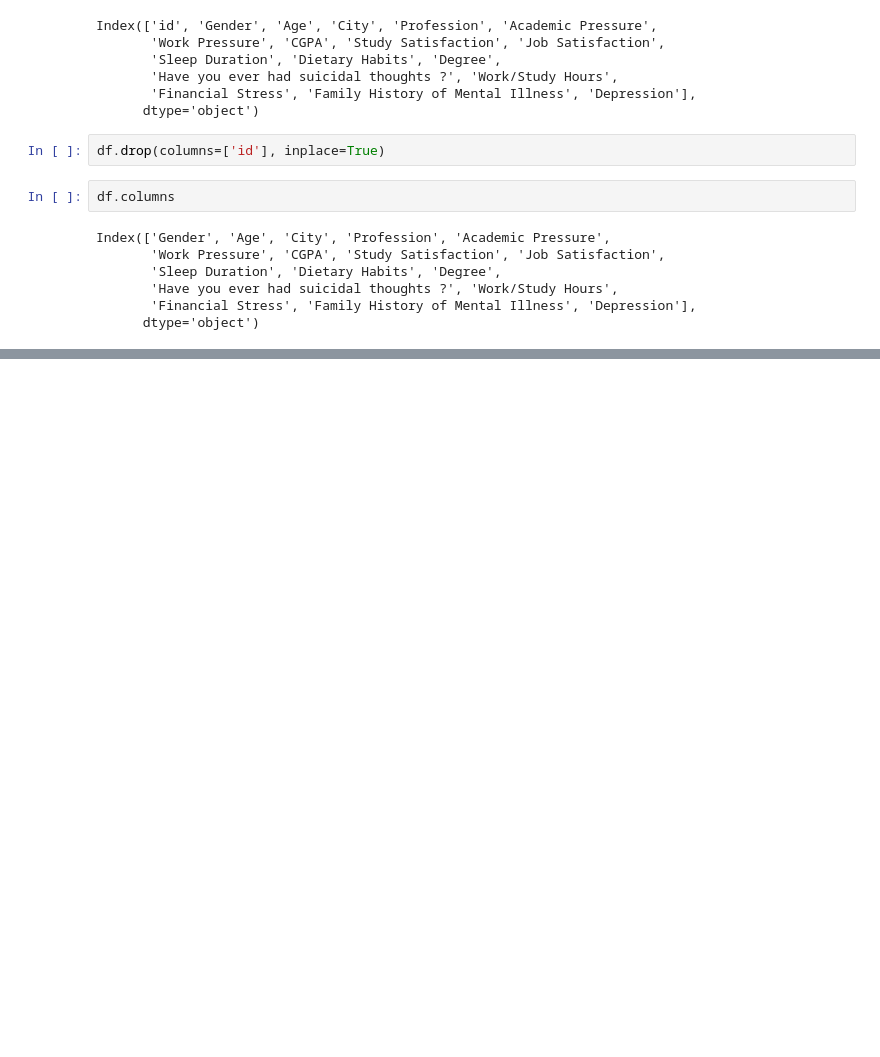
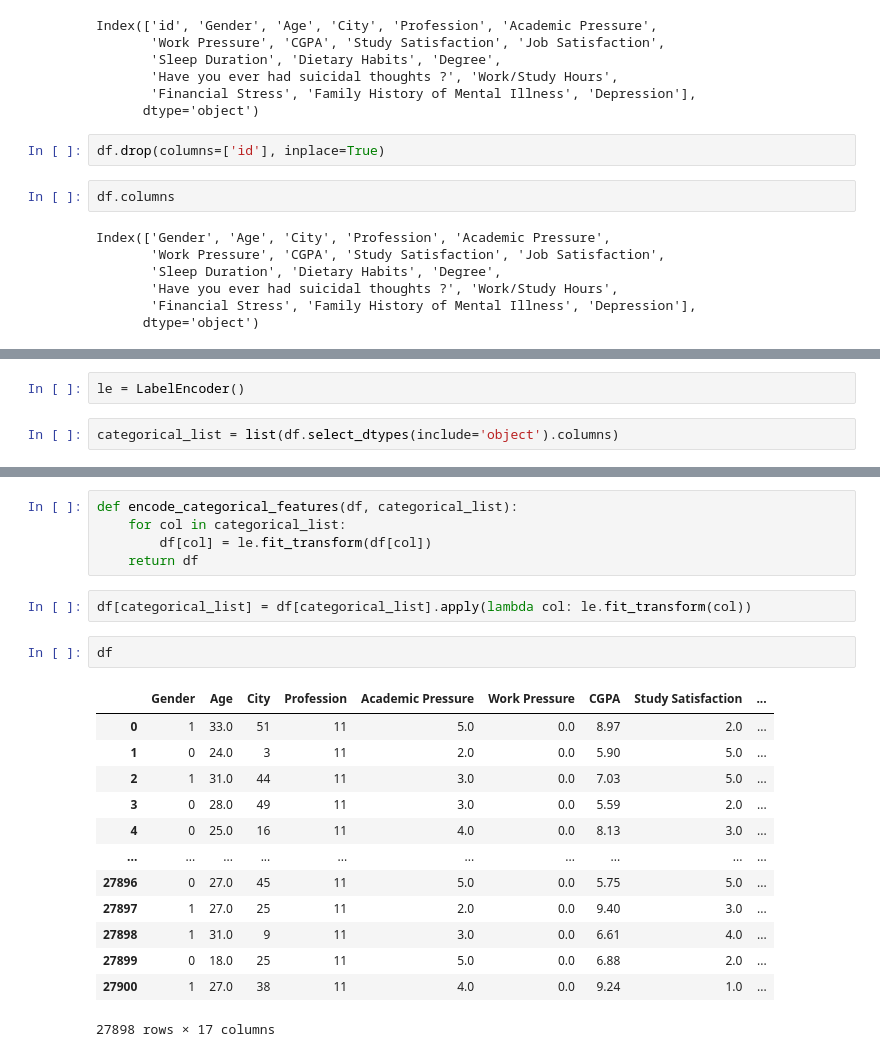
Before and after one commit to ANSH5252/Student-Depression-Prediction, a Jupyter notebook: sdp.ipynb, the cells around one changed output, grey strips where cells are left out. Cells and saved outputs as stored; diff of their text form; blank space fills up the shorter version.

Commit message:
Encoding of Categorical Features

```diff
--- a/sdp.ipynb
+++ b/sdp.ipynb
@@ -123,0 +135,4 @@ Index(['Gender', 'Age', 'City', 'Profession', 'Academic Pressure',
+# %%
+le = LabelEncoder()
+# %%
+categorical_list = list(df.select_dtypes(include='object').columns)
@@ -123,0 +150,23 @@ Index(['Gender', 'Age', 'City', 'Profession', 'Academic Pressure',
+# %%
+def encode_categorical_features(df, categorical_list):
+    for col in categorical_list:
+        df[col] = le.fit_transform(df[col])
+    return df
+# %%
+df[categorical_list] = df[categorical_list].apply(lambda col: le.fit_transform(col))
+# %%
+df
+# %% [output]
+|  | Gender | Age | City | Profession | Academic Pressure | Work Pressure | CGPA | Study Satisfaction | ... |
+| 0 | 1 | 33.0 | 51 | 11 | 5.0 | 0.0 | 8.97 | 2.0 | ... |
+| 1 | 0 | 24.0 | 3 | 11 | 2.0 | 0.0 | 5.90 | 5.0 | ... |
+| 2 | 1 | 31.0 | 44 | 11 | 3.0 | 0.0 | 7.03 | 5.0 | ... |
+| 3 | 0 | 28.0 | 49 | 11 | 3.0 | 0.0 | 5.59 | 2.0 | ... |
+| 4 | 0 | 25.0 | 16 | 11 | 4.0 | 0.0 | 8.13 | 3.0 | ... |
+| ... | ... | ... | ... | ... | ... | ... | ... | ... | ... |
+| 27896 | 0 | 27.0 | 45 | 11 | 5.0 | 0.0 | 5.75 | 5.0 | ... |
+| 27897 | 1 | 27.0 | 25 | 11 | 2.0 | 0.0 | 9.40 | 3.0 | ... |
+| 27898 | 1 | 31.0 | 9 | 11 | 3.0 | 0.0 | 6.61 | 4.0 | ... |
+| 27899 | 0 | 18.0 | 25 | 11 | 5.0 | 0.0 | 6.88 | 2.0 | ... |
+| 27900 | 1 | 27.0 | 38 | 11 | 4.0 | 0.0 | 9.24 | 1.0 | ... |
+27898 rows × 17 columns
```
Also changed, not shown: parts of 5 cells of this notebook, 1 other file.
